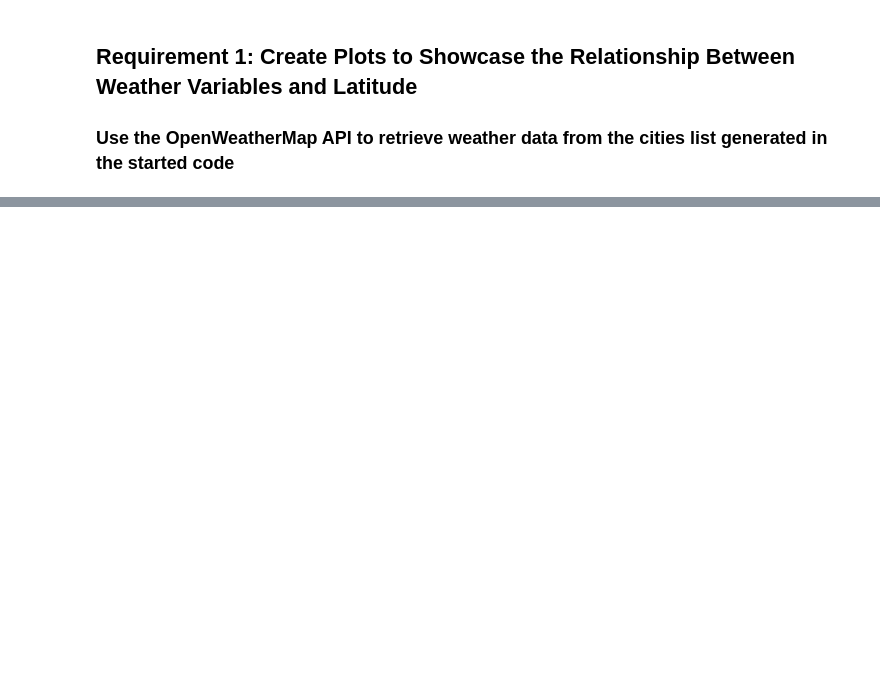
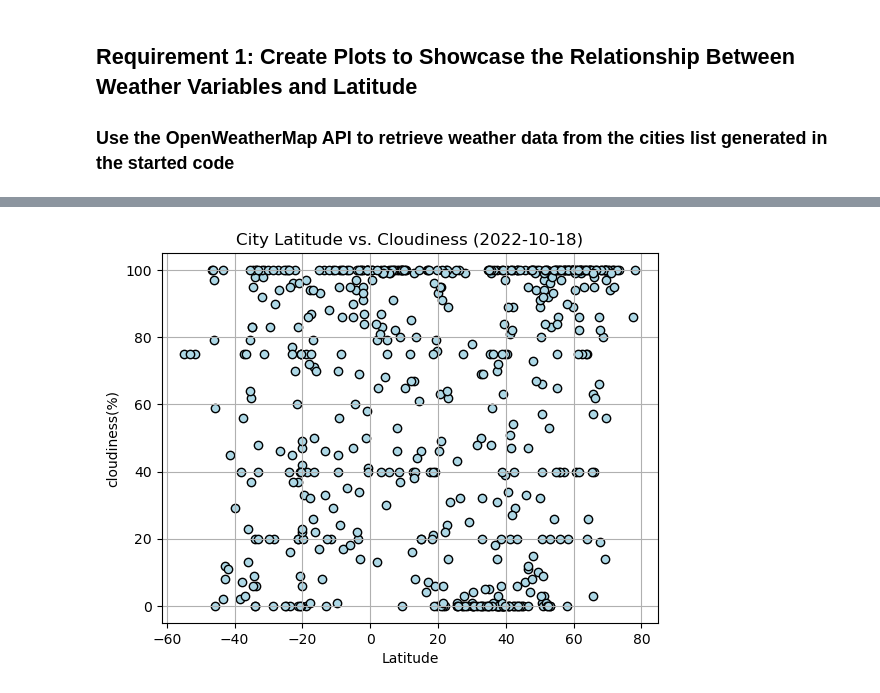
Before and after one commit to Bgrlgymnast/python-api-challenge, a Jupyter notebook: WeatherPy/WeatherPy.ipynb, the cells around one changed output, grey strips where cells are left out. Cells and saved outputs as stored; diff of their text form; code cells hidden in the pictures; blank space fills up the shorter version.

```diff
--- a/WeatherPy/WeatherPy.ipynb
+++ b/WeatherPy/WeatherPy.ipynb
@@ -158,0 +255,21 @@ NameError: name 'imperial' is not defined
+# %%
+# Build the scatter plots for latitude vs. cloudiness
+latitude = city_data_df["Lat"]
+cloudiness = city_data_df["Cloudiness"]
+x_axis = latitude
+y_axis = cloudiness
+plt.scatter(x_axis, y_axis, facecolors="lightblue", edgecolors="black")
+
+# Incorporate the other graph properties
+plt.title("City Latitude vs. Cloudiness (2022-10-18)")
+plt.xlabel("Latitude")
+plt.ylabel("cloudiness(%)")
+plt.grid()
+
+# Save the figure
+plt.savefig("Fig3.png")
+
+# Show plot
+plt.show()
+# %% [output]
+[figure, added]
```
Also changed, not shown: parts of 37 cells of this notebook, 4 other files.
